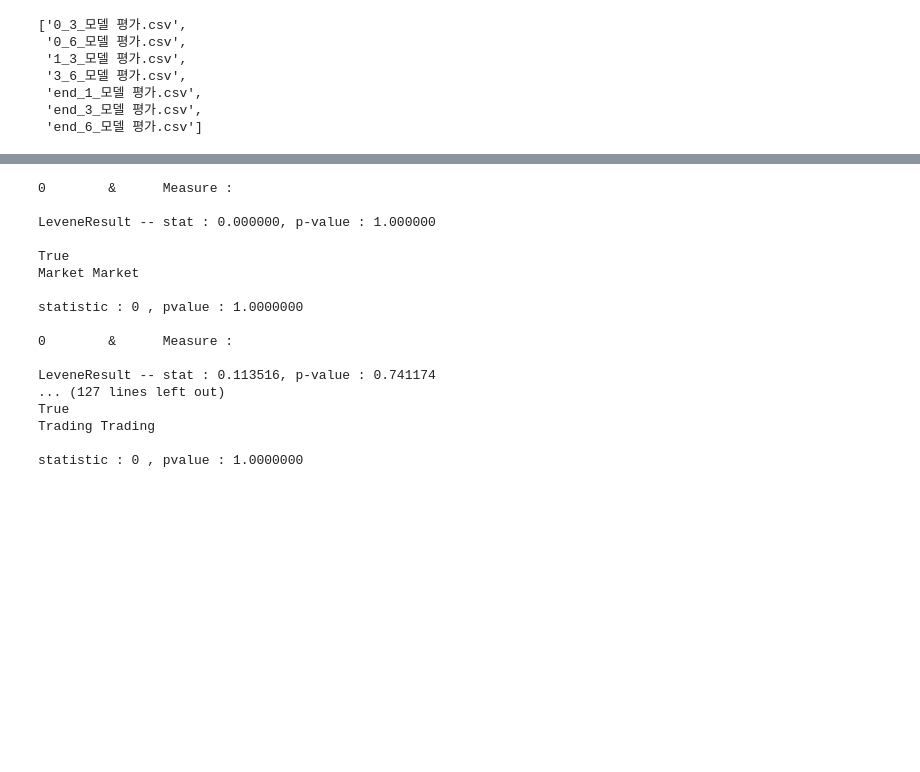
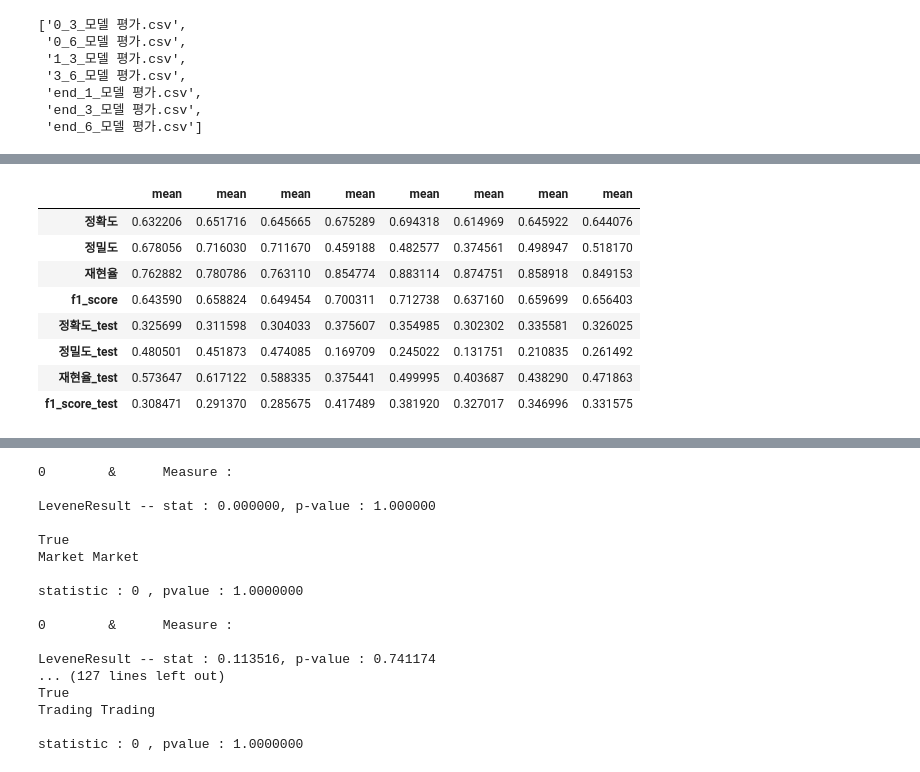
Before and after one commit to BigDataIPO/IPO, a Jupyter notebook: IPO/통계.ipynb, the cells around one changed output, grey strips where cells are left out. Cells and saved outputs as stored; diff of their text form; code cells hidden in the pictures; blank space fills up the shorter version.

```diff
--- a/IPO/통계.ipynb
+++ b/IPO/통계.ipynb
@@ -287,6 +293,18 @@ for file in file_list:
 
 
     first = pd.concat([first,mean],axis = 1)
+# %%
+first
+# %% [output]
+|  | mean | mean | mean | mean | mean | mean | mean | mean |
+| 정확도 | 0.632206 | 0.651716 | 0.645665 | 0.675289 | 0.694318 | 0.614969 | 0.645922 | 0.644076 |
+| 정밀도 | 0.678056 | 0.716030 | 0.711670 | 0.459188 | 0.482577 | 0.374561 | 0.498947 | 0.518170 |
+| 재현율 | 0.762882 | 0.780786 | 0.763110 | 0.854774 | 0.883114 | 0.874751 | 0.858918 | 0.849153 |
+| f1_score | 0.643590 | 0.658824 | 0.649454 | 0.700311 | 0.712738 | 0.637160 | 0.659699 | 0.656403 |
+| 정확도_test | 0.325699 | 0.311598 | 0.304033 | 0.375607 | 0.354985 | 0.302302 | 0.335581 | 0.326025 |
+| 정밀도_test | 0.480501 | 0.451873 | 0.474085 | 0.169709 | 0.245022 | 0.131751 | 0.210835 | 0.261492 |
+| 재현율_test | 0.573647 | 0.617122 | 0.588335 | 0.375441 | 0.499995 | 0.403687 | 0.438290 | 0.471863 |
+| f1_score_test | 0.308471 | 0.291370 | 0.285675 | 0.417489 | 0.381920 | 0.327017 | 0.346996 | 0.331575 |
 # %%
 name = ['공모가 대비 1개월']+ ['공모가 대비 3개월']+ ['공모가 대비 6개월'] + ['1개월 대비 3개월']  + ["3개월 대비 6개월"]+ ["종가 대비 1개월"] +["종가 대비 3개월"] + ["종가 대비 6개월"]
 # %%
```
Also changed, not shown: parts of 15 cells of this notebook, 45 other files.
